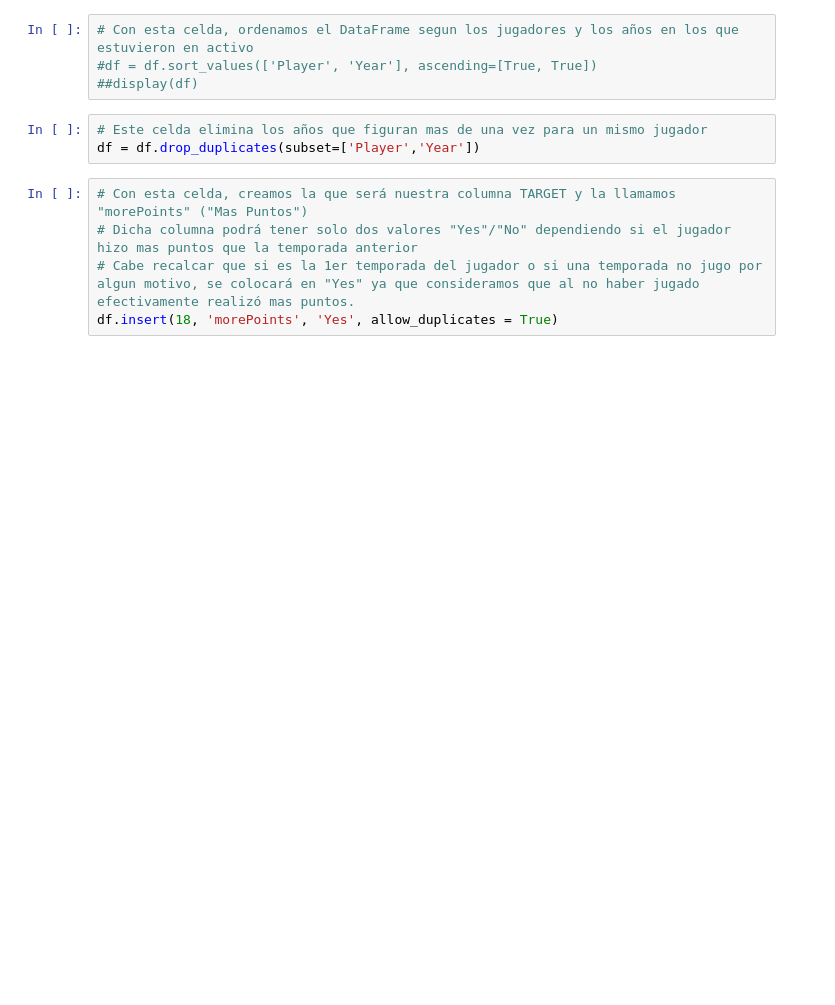
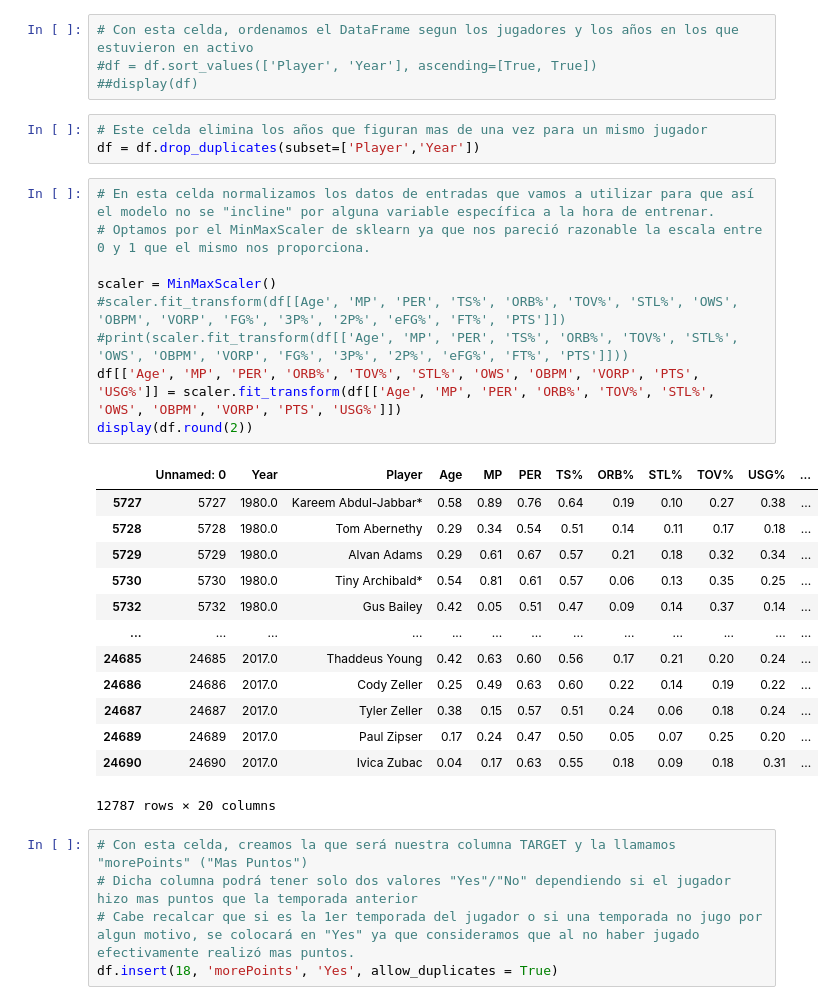
Before and after one commit to nicotabin/entregasML, a Jupyter notebook: tp1_EDA.ipynb, the cells around one changed output. Cells and saved outputs as stored; diff of their text form; blank space fills up the shorter version.

```diff
--- a/tp1_EDA.ipynb
+++ b/tp1_EDA.ipynb
@@ -107,6 +121,29 @@ df = pd.DataFrame(data)
 # %%
 # Este celda elimina los años que figuran mas de una vez para un mismo jugador
 df = df.drop_duplicates(subset=['Player','Year'])
+# %%
+# En esta celda normalizamos los datos de entradas que vamos a utilizar para que así el modelo no se "incline" por alguna variable específica a la hora de entrenar.
+# Optamos por el MinMaxScaler de sklearn ya que nos pareció razonable la escala entre 0 y 1 que el mismo nos proporciona.
+
+scaler = MinMaxScaler()
+#scaler.fit_transform(df[[Age', 'MP', 'PER', 'TS%', 'ORB%', 'TOV%', 'STL%', 'OWS', 'OBPM', 'VORP', 'FG%', '3P%', '2P%', 'eFG%', 'FT%', 'PTS']])
+#print(scaler.fit_transform(df[['Age', 'MP', 'PER', 'TS%', 'ORB%', 'TOV%', 'STL%', 'OWS', 'OBPM', 'VORP', 'FG%', '3P%', '2P%', 'eFG%', 'FT%', 'PTS']]))
+df[['Age', 'MP', 'PER', 'ORB%', 'TOV%', 'STL%', 'OWS', 'OBPM', 'VORP', 'PTS', 'USG%']] = scaler.fit_transform(df[['Age', 'MP', 'PER', 'ORB%', 'TOV%', 'STL%', 'OWS', 'OBPM', 'VORP', 'PTS', 'USG%']])
+display(df.round(2))
+# %% [output]
+|  | Unnamed: 0 | Year | Player | Age | MP | PER | TS% | ORB% | STL% | TOV% | USG% | ... |
+| 5727 | 5727 | 1980.0 | Kareem Abdul-Jabbar* | 0.58 | 0.89 | 0.76 | 0.64 | 0.19 | 0.10 | 0.27 | 0.38 | ... |
+| 5728 | 5728 | 1980.0 | Tom Abernethy | 0.29 | 0.34 | 0.54 | 0.51 | 0.14 | 0.11 | 0.17 | 0.18 | ... |
+| 5729 | 5729 | 1980.0 | Alvan Adams | 0.29 | 0.61 | 0.67 | 0.57 | 0.21 | 0.18 | 0.32 | 0.34 | ... |
+| 5730 | 5730 | 1980.0 | Tiny Archibald* | 0.54 | 0.81 | 0.61 | 0.57 | 0.06 | 0.13 | 0.35 | 0.25 | ... |
+| 5732 | 5732 | 1980.0 | Gus Bailey | 0.42 | 0.05 | 0.51 | 0.47 | 0.09 | 0.14 | 0.37 | 0.14 | ... |
+| ... | ... | ... | ... | ... | ... | ... | ... | ... | ... | ... | ... | ... |
+| 24685 | 24685 | 2017.0 | Thaddeus Young | 0.42 | 0.63 | 0.60 | 0.56 | 0.17 | 0.21 | 0.20 | 0.24 | ... |
+| 24686 | 24686 | 2017.0 | Cody Zeller | 0.25 | 0.49 | 0.63 | 0.60 | 0.22 | 0.14 | 0.19 | 0.22 | ... |
+| 24687 | 24687 | 2017.0 | Tyler Zeller | 0.38 | 0.15 | 0.57 | 0.51 | 0.24 | 0.06 | 0.18 | 0.24 | ... |
+| 24689 | 24689 | 2017.0 | Paul Zipser | 0.17 | 0.24 | 0.47 | 0.50 | 0.05 | 0.07 | 0.25 | 0.20 | ... |
+| 24690 | 24690 | 2017.0 | Ivica Zubac | 0.04 | 0.17 | 0.63 | 0.55 | 0.18 | 0.09 | 0.18 | 0.31 | ... |
+12787 rows × 20 columns
 # %%
 # Con esta celda, creamos la que será nuestra columna TARGET y la llamamos "morePoints" ("Mas Puntos")
 # Dicha columna podrá tener solo dos valores "Yes"/"No" dependiendo si el jugador hizo mas puntos que la temporada anterior
```
Also changed, not shown: parts of 9 cells of this notebook.
